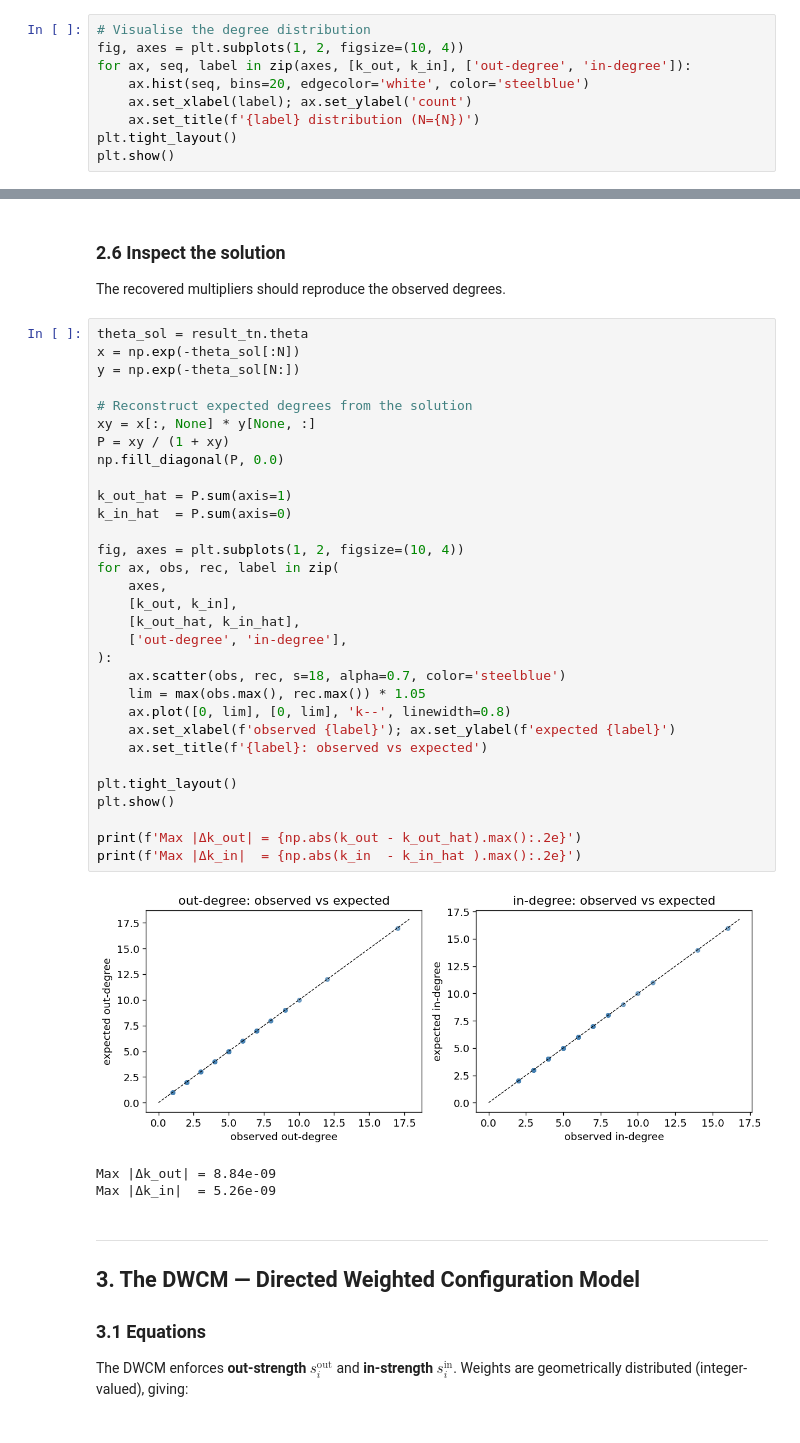
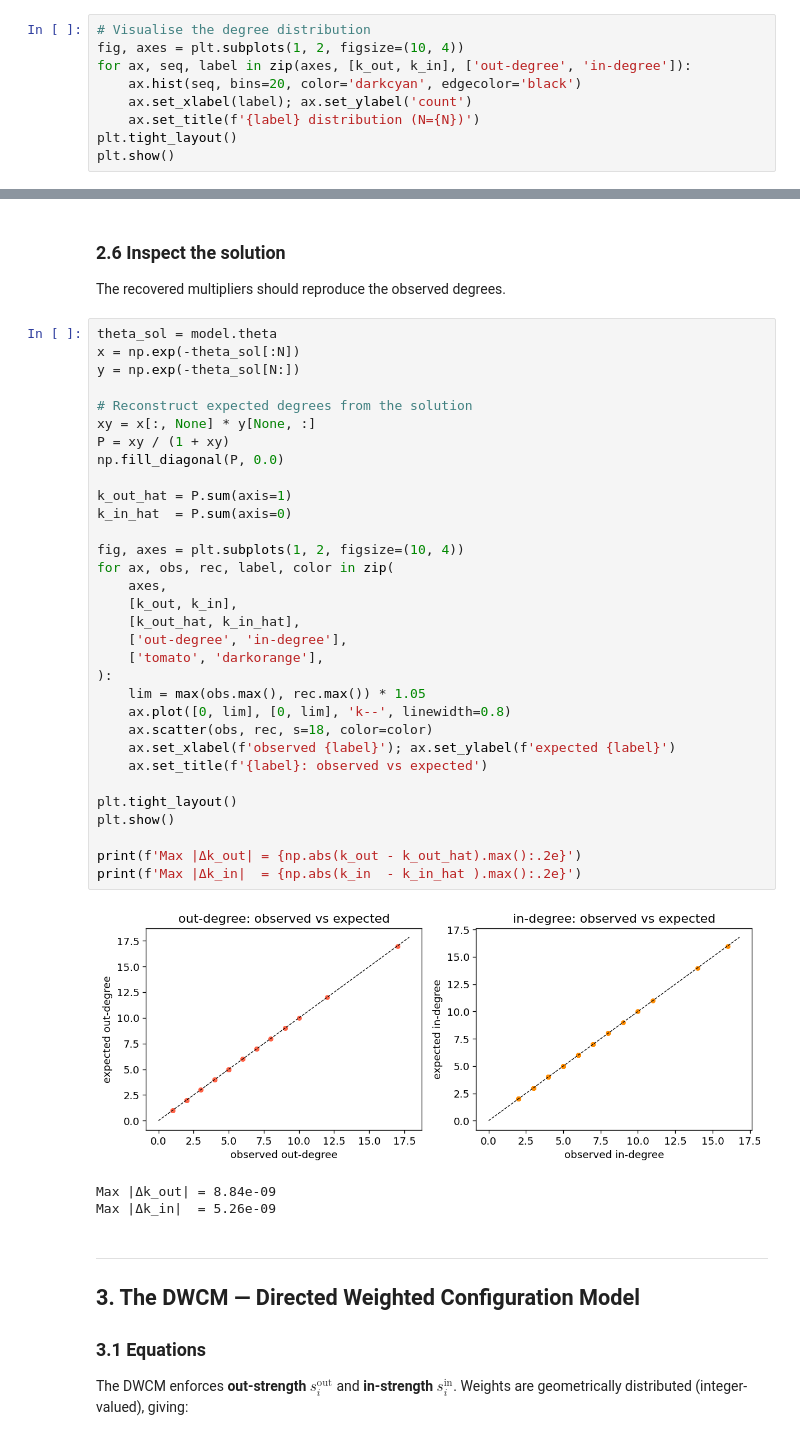
Before and after one commit to fabiosaracco/dcms, a Jupyter notebook: dcms_tutorial.ipynb, the cells around one changed output, grey strips where cells are left out. Drawn from its saved outputs; the diff is of its cells as text.

```diff
--- a/dcms_tutorial.ipynb
+++ b/dcms_tutorial.ipynb
@@ -109,7 +109,7 @@ k_in : min=2   max=16  mean=5.3
 # Visualise the degree distribution
 fig, axes = plt.subplots(1, 2, figsize=(10, 4))
 for ax, seq, label in zip(axes, [k_out, k_in], ['out-degree', 'in-degree']):
-    ax.hist(seq, bins=20, edgecolor='white', color='steelblue')
+    ax.hist(seq, bins=20, color='darkcyan', edgecolor='black')
     ax.set_xlabel(label); ax.set_ylabel('count')
     ax.set_title(f'{label} distribution (N={N})')
 plt.tight_layout()
@@ -177,38 +173,39 @@ plt.show()
 
 The recovered multipliers should reproduce the observed degrees.
 # %%
-theta_sol = result_tn.theta
+theta_sol = model.theta
 x = np.exp(-theta_sol[:N])
 y = np.exp(-theta_sol[N:])
 
 # Reconstruct expected degrees from the solution
 xy = x[:, None] * y[None, :]
 P = xy / (1 + xy)
 np.fill_diagonal(P, 0.0)
 
 k_out_hat = P.sum(axis=1)
 k_in_hat  = P.sum(axis=0)
 
 fig, axes = plt.subplots(1, 2, figsize=(10, 4))
-for ax, obs, rec, label in zip(
+for ax, obs, rec, label, color in zip(
     axes,
     [k_out, k_in],
     [k_out_hat, k_in_hat],
     ['out-degree', 'in-degree'],
+    ['tomato', 'darkorange'],
 ):
-    ax.scatter(obs, rec, s=18, alpha=0.7, color='steelblue')
     lim = max(obs.max(), rec.max()) * 1.05
     ax.plot([0, lim], [0, lim], 'k--', linewidth=0.8)
+    ax.scatter(obs, rec, s=18, color=color)
     ax.set_xlabel(f'observed {label}'); ax.set_ylabel(f'expected {label}')
     ax.set_title(f'{label}: observed vs expected')
 
 plt.tight_layout()
 plt.show()
 
 print(f'Max |Δk_out| = {np.abs(k_out - k_out_hat).max():.2e}')
 print(f'Max |Δk_in|  = {np.abs(k_in  - k_in_hat ).max():.2e}')
 # %% [output]
-[figure, old version]
+[figure, new version]
 Max |Δk_out| = 8.84e-09
 Max |Δk_in|  = 5.26e-09
 # %% [markdown]
```
Also changed, not shown: parts of 15 cells of this notebook, 7 other files.
